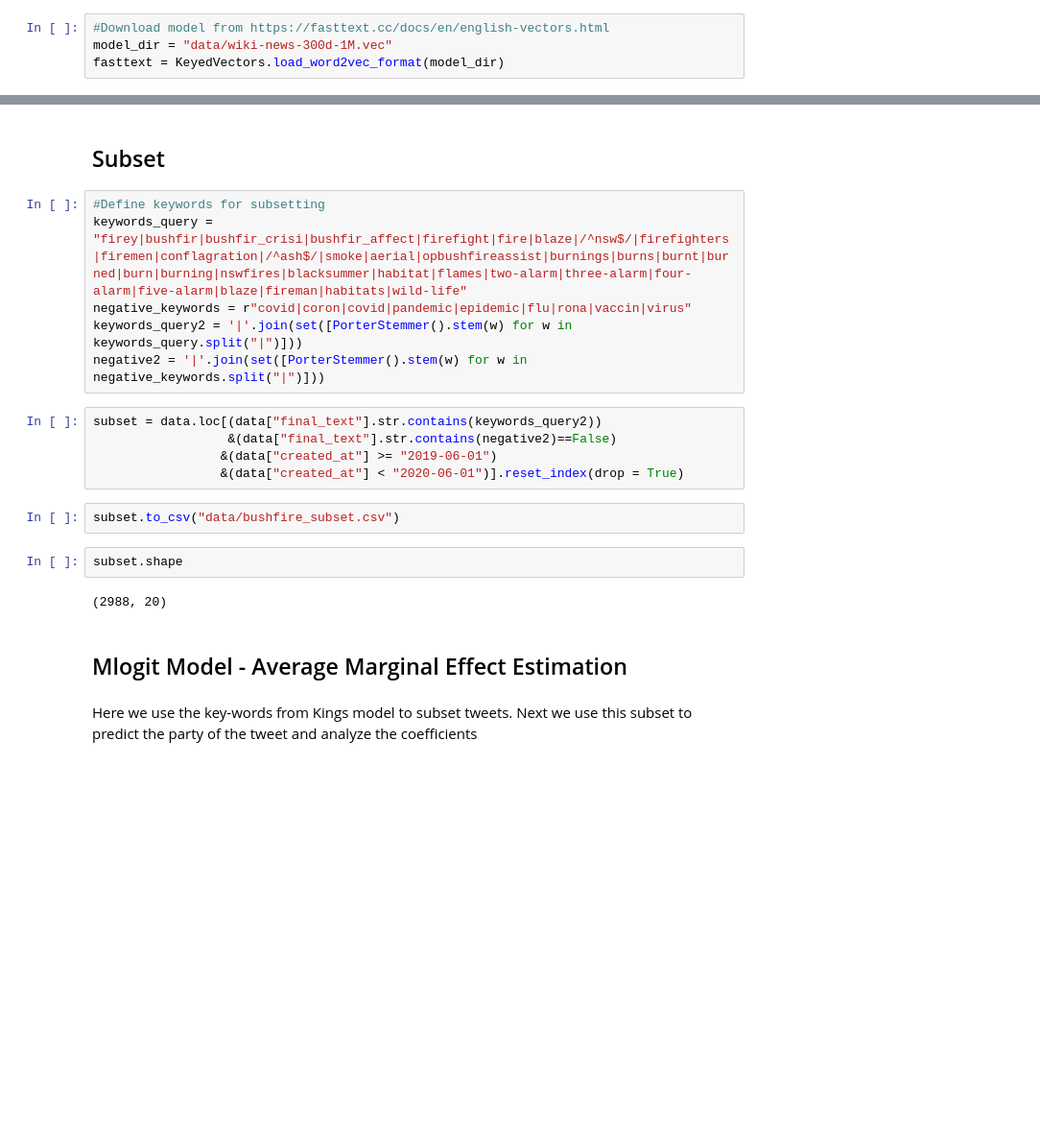
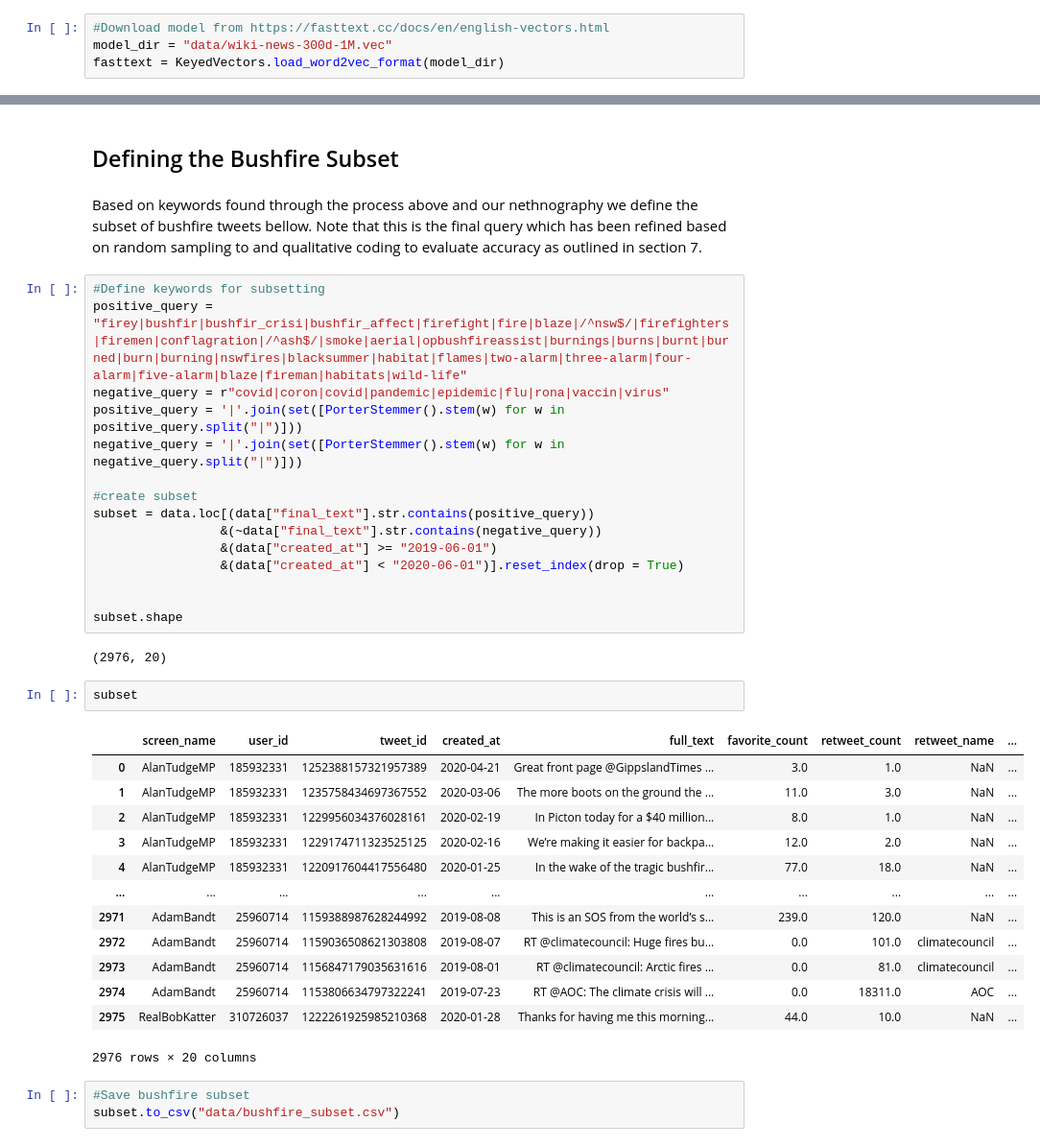
Before and after one commit to frederik-kilpinen/Exam2021-DM-ASDS2, a Jupyter notebook: Notebooks/4.keyword_subsetting.ipynb, the cells around one changed output, grey strips where cells are left out. Shown at 96% size. Saved outputs shown, nothing was run; the diff lists cells and outputs as text; blank space fills up the shorter version.

Commit message:
keyword_subsetting FINAL

```diff
--- a/Notebooks/4.keyword_subsetting.ipynb
+++ b/Notebooks/4.keyword_subsetting.ipynb
@@ -171,23 +210,40 @@ keywords, model = query.get_keywords(2, top_n=10, refkeys=["bushfir|bushfir_cris
 # %% [markdown]
-## Subset
+## Defining the Bushfire Subset
+# %% [markdown]
+Based on keywords found through the process above and our nethnography we define the subset of bushfire tweets bellow. Note that this is the final query which has been refined based on random sampling to and qualitative coding to evaluate accuracy as outlined in section 7.
 # %%
 #Define keywords for subsetting
-keywords_query = "firey|bushfir|bushfir_crisi|bushfir_affect|firefight|fire|blaze|/^nsw$/|firefighters|firemen|conflagration|/^ash$/|smoke|aerial|opbushfireassist|burnings|burns|burnt|burned|burn|burning|nswfires|blacksummer|habitat|flames|two-alarm|three-alarm|four-alarm|five-alarm|blaze|fireman|habitats|wild-life"
-negative_keywords = r"covid|coron|covid|pandemic|epidemic|flu|rona|vaccin|virus"
-keywords_query2 = '|'.join(set([PorterStemmer().stem(w) for w in keywords_query.split("|")]))
-negative2 = '|'.join(set([PorterStemmer().stem(w) for w in negative_keywords.split("|")]))
+positive_query = "firey|bushfir|bushfir_crisi|bushfir_affect|firefight|fire|blaze|/^nsw$/|firefighters|firemen|conflagration|/^ash$/|smoke|aerial|opbushfireassist|burnings|burns|burnt|burned|burn|burning|nswfires|blacksummer|habitat|flames|two-alarm|three-alarm|four-alarm|five-alarm|blaze|fireman|habitats|wild-life"
+negative_query = r"covid|coron|covid|pandemic|epidemic|flu|rona|vaccin|virus"
+positive_query = '|'.join(set([PorterStemmer().stem(w) for w in positive_query.split("|")]))
+negative_query = '|'.join(set([PorterStemmer().stem(w) for w in negative_query.split("|")]))
+
+#create subset
+subset = data.loc[(data["final_text"].str.contains(positive_query))
+                 &(~data["final_text"].str.contains(negative_query))
+                 &(data["created_at"] >= "2019-06-01")
+                 &(data["created_at"] < "2020-06-01")].reset_index(drop = True)
+
+
+subset.shape
+# %% [output]
+(2976, 20)
-# %%
-subset = data.loc[(data["final_text"].str.contains(keywords_query2))
-                  &(data["final_text"].str.contains(negative2)==False)
-                 &(data["created_at"] >= "2019-06-01")
-                 &(data["created_at"] < "2020-06-01")].reset_index(drop = True)
+# %%
+subset
+# %% [output]
+|  | screen_name | user_id | tweet_id | created_at | full_text | favorite_count | retweet_count | retweet_name | ... |
+| 0 | AlanTudgeMP | 185932331 | 1252388157321957389 | 2020-04-21 | Great front page @GippslandTimes ... | 3.0 | 1.0 | NaN | ... |
+| 1 | AlanTudgeMP | 185932331 | 1235758434697367552 | 2020-03-06 | The more boots on the ground the ... | 11.0 | 3.0 | NaN | ... |
+| 2 | AlanTudgeMP | 185932331 | 1229956034376028161 | 2020-02-19 | In Picton today for a $40 million... | 8.0 | 1.0 | NaN | ... |
+| 3 | AlanTudgeMP | 185932331 | 1229174711323525125 | 2020-02-16 | We’re making it easier for backpa... | 12.0 | 2.0 | NaN | ... |
+| 4 | AlanTudgeMP | 185932331 | 1220917604417556480 | 2020-01-25 | In the wake of the tragic bushfir... | 77.0 | 18.0 | NaN | ... |
+| ... | ... | ... | ... | ... | ... | ... | ... | ... | ... |
+| 2971 | AdamBandt | 25960714 | 1159388987628244992 | 2019-08-08 | This is an SOS from the world’s s... | 239.0 | 120.0 | NaN | ... |
+| 2972 | AdamBandt | 25960714 | 1159036508621303808 | 2019-08-07 | RT @climatecouncil: Huge fires bu... | 0.0 | 101.0 | climatecouncil | ... |
+| 2973 | AdamBandt | 25960714 | 1156847179035631616 | 2019-08-01 | RT @climatecouncil: Arctic fires ... | 0.0 | 81.0 | climatecouncil | ... |
+| 2974 | AdamBandt | 25960714 | 1153806634797322241 | 2019-07-23 | RT @AOC: The climate crisis will ... | 0.0 | 18311.0 | AOC | ... |
+| 2975 | RealBobKatter | 310726037 | 1222261925985210368 | 2020-01-28 | Thanks for having me this morning... | 44.0 | 10.0 | NaN | ... |
+2976 rows × 20 columns
 # %%
+#Save bushfire subset
 subset.to_csv("data/bushfire_subset.csv")
-# %%
-subset.shape
-# %% [output]
-(2988, 20)
-# %% [markdown]
-## Mlogit Model - Average Marginal Effect Estimation
-# %% [markdown]
-Here we use the key-words from Kings model to subset tweets. Next we use this subset to predict the party of the tweet and analyze the coefficients
```
Also changed, not shown: parts of 28 cells of this notebook, 1 other file.
